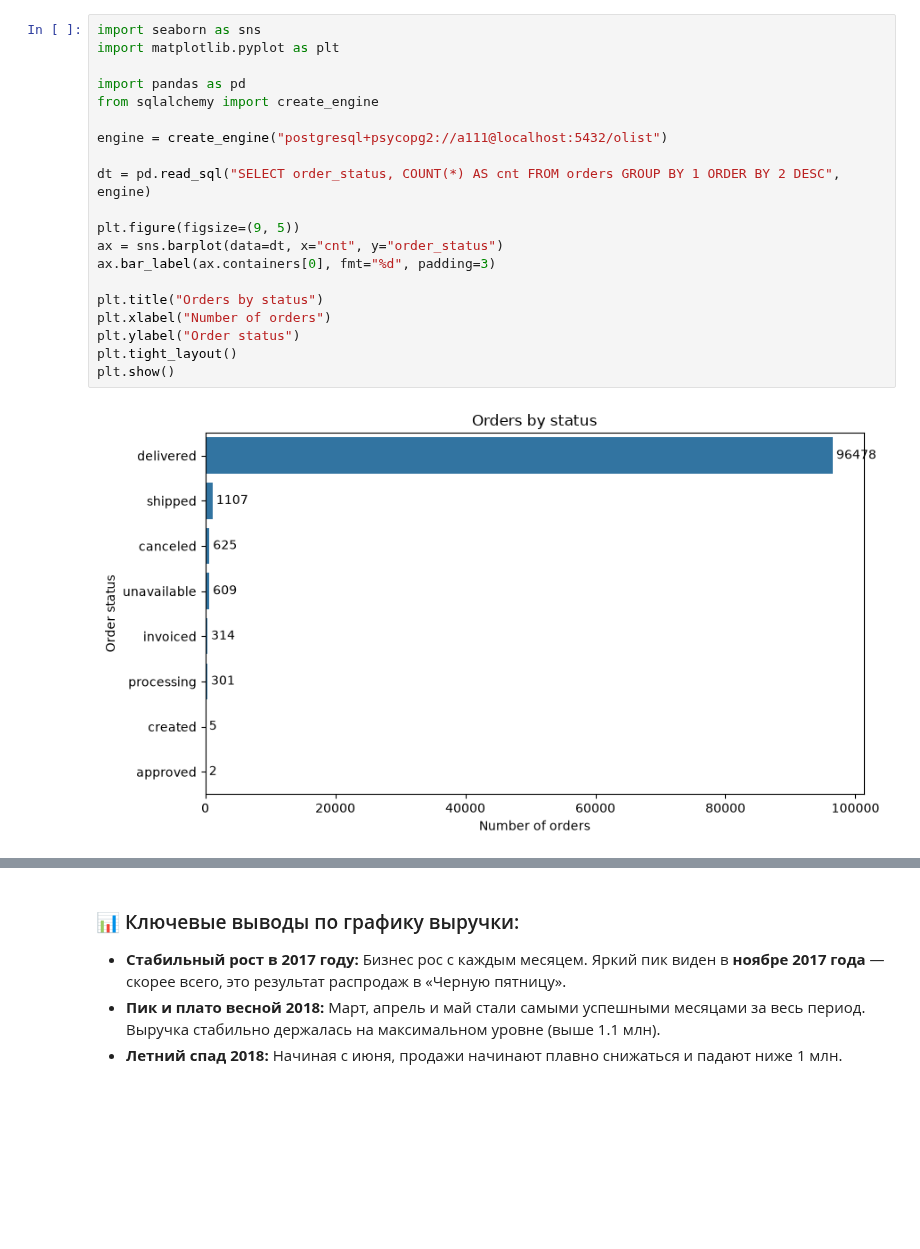
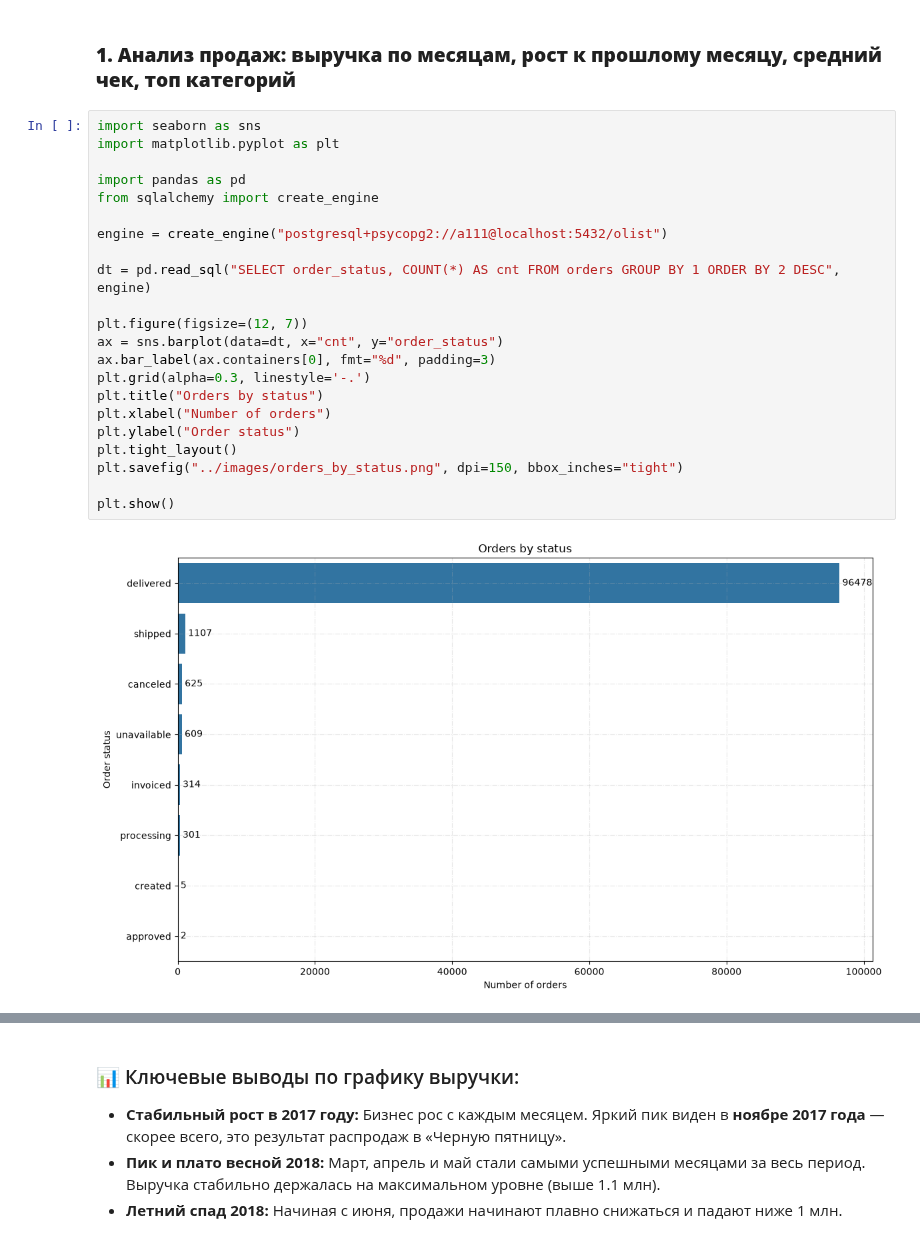
Before and after one commit to radmirmudarisov77-sketch/olist-ecommerce-sql-analysis, a Jupyter notebook: notebooks/01_eda.ipynb, the cells around one changed output, grey strips where cells are left out. Cells and saved outputs as stored; diff of their text form; blank space fills up the shorter version.

```diff
--- a/notebooks/01_eda.ipynb
+++ b/notebooks/01_eda.ipynb
@@ -1,24 +1,28 @@
+# %% [markdown]
+### **1. Анализ продаж: выручка по месяцам, рост к прошлому месяцу, средний чек, топ категорий**
 # %%
 import seaborn as sns
 import matplotlib.pyplot as plt
 
 import pandas as pd
 from sqlalchemy import create_engine
 
 engine = create_engine("postgresql+psycopg2://a111@localhost:5432/olist")
 
 dt = pd.read_sql("SELECT order_status, COUNT(*) AS cnt FROM orders GROUP BY 1 ORDER BY 2 DESC", engine)
 
-plt.figure(figsize=(9, 5))
+plt.figure(figsize=(12, 7))
 ax = sns.barplot(data=dt, x="cnt", y="order_status")
 ax.bar_label(ax.containers[0], fmt="%d", padding=3)
-
+plt.grid(alpha=0.3, linestyle='-.')
 plt.title("Orders by status")
 plt.xlabel("Number of orders")
 plt.ylabel("Order status")
 plt.tight_layout()
+plt.savefig("../images/orders_by_status.png", dpi=150, bbox_inches="tight")
+
 plt.show()
 # %% [output]
-[figure, old version]
+[figure, new version]
 # %%
 dt = pd.read_sql("select date_trunc('month', o.order_purchase_timestamp)::date as month, sum(p.payment_value) as revenue from orders_period o join order_payments p on o.order_id = p.order_id inner join orders_delivered d on o.order_id = d.order_id group by month order by month", engine)
```
Also changed, not shown: parts of 28 cells of this notebook, 13 other files.
